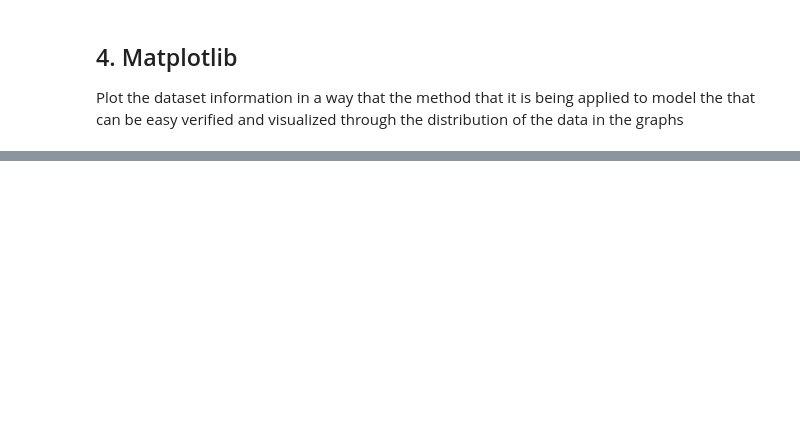
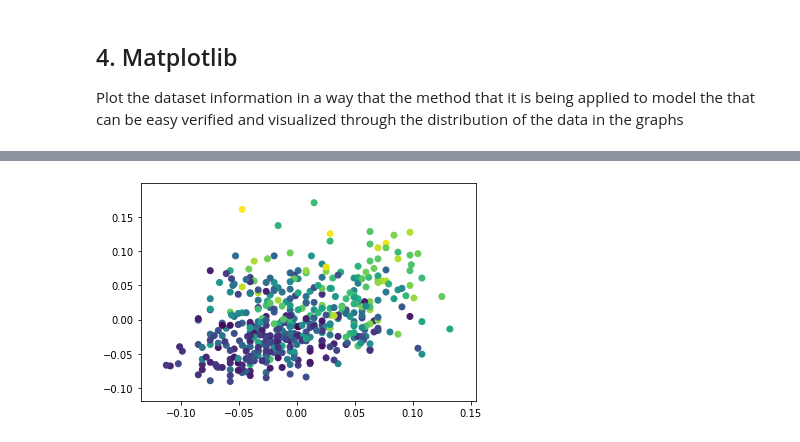
Before and after one commit to Ponter255/cuddly-chainsaw, a Jupyter notebook: Linear_Regression.ipynb, the cells around one changed output, grey strips where cells are left out. Drawn from its saved outputs; the diff is of its cells as text; code cells hidden in the pictures; blank space fills up the shorter version.

```diff
--- a/Linear_Regression.ipynb
+++ b/Linear_Regression.ipynb
@@ -47,0 +45,13 @@ print(diabetes_data.feature_names)
+# %%
+print(diabetes_data.feature_names)
+feature = diabetes_data.data.T
+age = feature[0]
+sex = feature[1]
+bmi = feature[2]
+bp  = feature[3]
+s1  = feature[4]
+s2  = feature[5]
+s3  = feature[6]
+s4  = feature[7]
+s5  = feature[8]
+s6  = feature[9]
@@ -104,0 +165,12 @@ Plot the dataset information in a way that the method that it is being applied t
+# %%
+#plt.scatter(data_test, target_test,  color='black')
+plt.scatter(bp, bmi, c=diabetes_data.target)
+
+#plt.xticks(())
+#plt.yticks(())
+
+plt.show()
+
+#diabetes_prediction.shape
+# %% [output]
+[figure, added]
```
Also changed, not shown: parts of 7 cells of this notebook.
